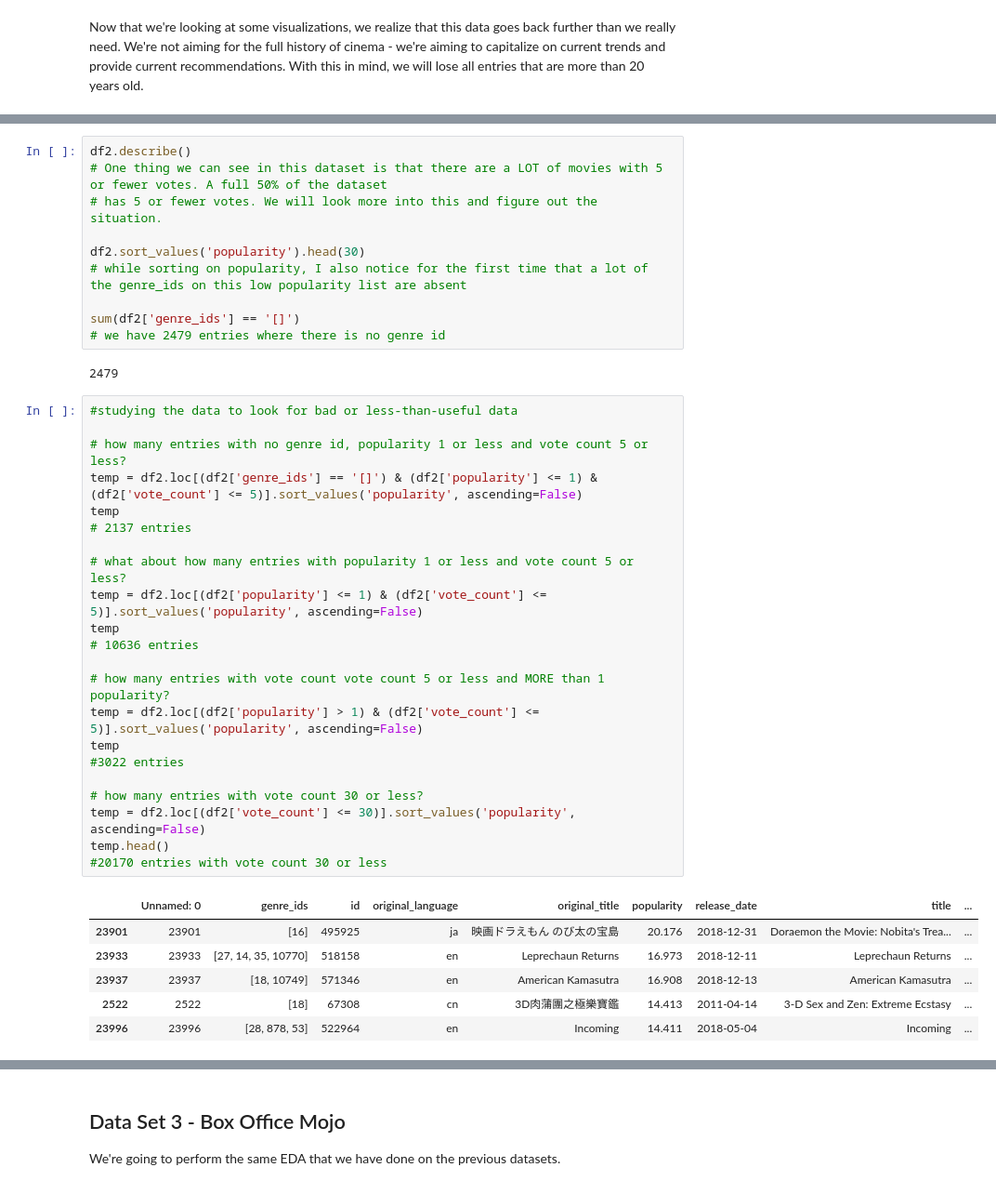
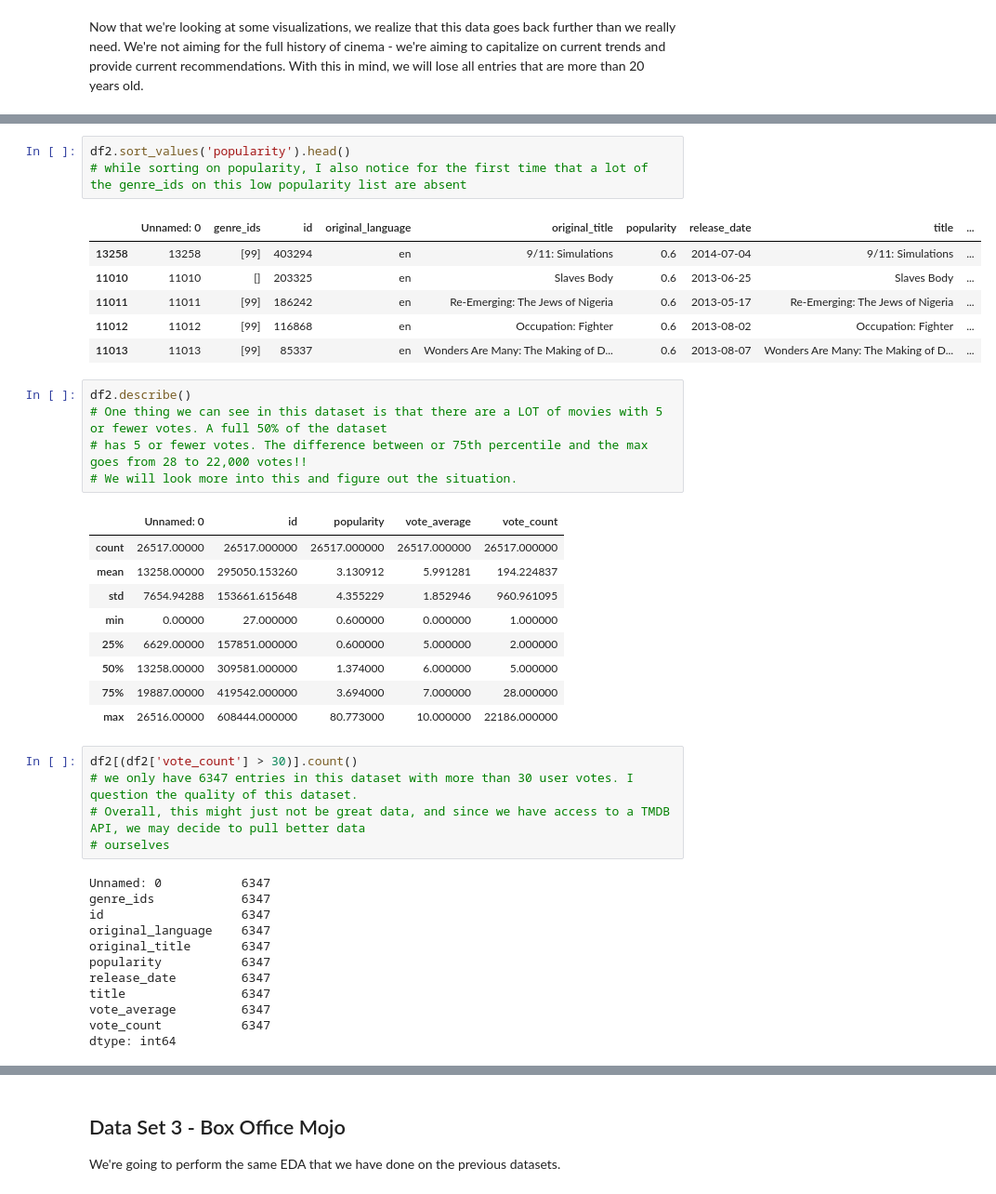
Before and after one commit to threnjen/dsc-mod-1-project-v2-1-online-ds-sp-000, a Jupyter notebook: student.ipynb, the cells around one changed output, grey strips where cells are left out. Shown at 93% size. Cells and saved outputs as stored; diff of their text form.

```diff
--- a/student.ipynb
+++ b/student.ipynb
@@ -225,41 +352,42 @@ Name: vote_count, Length: 1693, dtype: int64
+# %%
+df2.sort_values('popularity').head()
+# while sorting on popularity, I also notice for the first time that a lot of the genre_ids on this low popularity list are absent
+# %% [output]
+|  | Unnamed: 0 | genre_ids | id | original_language | original_title | popularity | release_date | title | ... |
+| 13258 | 13258 | [99] | 403294 | en | 9/11: Simulations | 0.6 | 2014-07-04 | 9/11: Simulations | ... |
+| 11010 | 11010 | [] | 203325 | en | Slaves Body | 0.6 | 2013-06-25 | Slaves Body | ... |
+| 11011 | 11011 | [99] | 186242 | en | Re-Emerging: The Jews of Nigeria | 0.6 | 2013-05-17 | Re-Emerging: The Jews of Nigeria | ... |
+| 11012 | 11012 | [99] | 116868 | en | Occupation: Fighter | 0.6 | 2013-08-02 | Occupation: Fighter | ... |
+| 11013 | 11013 | [99] | 85337 | en | Wonders Are Many: The Making of D... | 0.6 | 2013-08-07 | Wonders Are Many: The Making of D... | ... |
 # %%
 df2.describe()
 # One thing we can see in this dataset is that there are a LOT of movies with 5 or fewer votes. A full 50% of the dataset
-# has 5 or fewer votes. We will look more into this and figure out the situation.
-
-df2.sort_values('popularity').head(30)
-# while sorting on popularity, I also notice for the first time that a lot of the genre_ids on this low popularity list are absent
-
-sum(df2['genre_ids'] == '[]')
-# we have 2479 entries where there is no genre id
+# has 5 or fewer votes. The difference between or 75th percentile and the max goes from 28 to 22,000 votes!!
+# We will look more into this and figure out the situation.
 # %% [output]
-2479
+|  | Unnamed: 0 | id | popularity | vote_average | vote_count |
+| count | 26517.00000 | 26517.000000 | 26517.000000 | 26517.000000 | 26517.000000 |
+| mean | 13258.00000 | 295050.153260 | 3.130912 | 5.991281 | 194.224837 |
+| std | 7654.94288 | 153661.615648 | 4.355229 | 1.852946 | 960.961095 |
+| min | 0.00000 | 27.000000 | 0.600000 | 0.000000 | 1.000000 |
+| 25% | 6629.00000 | 157851.000000 | 0.600000 | 5.000000 | 2.000000 |
+| 50% | 13258.00000 | 309581.000000 | 1.374000 | 6.000000 | 5.000000 |
+| 75% | 19887.00000 | 419542.000000 | 3.694000 | 7.000000 | 28.000000 |
+| max | 26516.00000 | 608444.000000 | 80.773000 | 10.000000 | 22186.000000 |
-# %%
-#studying the data to look for bad or less-than-useful data
-
-# how many entries with no genre id, popularity 1 or less and vote count 5 or less?
-temp = df2.loc[(df2['genre_ids'] == '[]') & (df2['popularity'] <= 1) & (df2['vote_count'] <= 5)].sort_values('popularity', ascending=False)
-temp
-# 2137 entries
-
-# what about how many entries with popularity 1 or less and vote count 5 or less?
-temp = df2.loc[(df2['popularity'] <= 1) & (df2['vote_count'] <= 5)].sort_values('popularity', ascending=False)
-temp
-# 10636 entries
-
-# how many entries with vote count vote count 5 or less and MORE than 1 popularity?
-temp = df2.loc[(df2['popularity'] > 1) & (df2['vote_count'] <= 5)].sort_values('popularity', ascending=False)
-temp
-#3022 entries
-
-# how many entries with vote count 30 or less?
-temp = df2.loc[(df2['vote_count'] <= 30)].sort_values('popularity', ascending=False)
-temp.head()
-#20170 entries with vote count 30 or less
-# %% [output]
-|  | Unnamed: 0 | genre_ids | id | original_language | original_title | popularity | release_date | title | ... |
-| 23901 | 23901 | [16] | 495925 | ja | 映画ドラえもん のび太の宝島 | 20.176 | 2018-12-31 | Doraemon the Movie: Nobita's Trea... | ... |
-| 23933 | 23933 | [27, 14, 35, 10770] | 518158 | en | Leprechaun Returns | 16.973 | 2018-12-11 | Leprechaun Returns | ... |
-| 23937 | 23937 | [18, 10749] | 571346 | en | American Kamasutra | 16.908 | 2018-12-13 | American Kamasutra | ... |
-| 2522 | 2522 | [18] | 67308 | cn | 3D肉蒲團之極樂寶鑑 | 14.413 | 2011-04-14 | 3-D Sex and Zen: Extreme Ecstasy | ... |
-| 23996 | 23996 | [28, 878, 53] | 522964 | en | Incoming | 14.411 | 2018-05-04 | Incoming | ... |
+# %%
+df2[(df2['vote_count'] > 30)].count()
+# we only have 6347 entries in this dataset with more than 30 user votes. I question the quality of this dataset.
+# Overall, this might just not be great data, and since we have access to a TMDB API, we may decide to pull better data
+# ourselves
+# %% [output]
+Unnamed: 0           6347
+genre_ids            6347
+id                   6347
+original_language    6347
+original_title       6347
+popularity           6347
+release_date         6347
+title                6347
+vote_average         6347
+vote_count           6347
+dtype: int64
```
Also changed, not shown: parts of 74 cells of this notebook, 4 other files.
